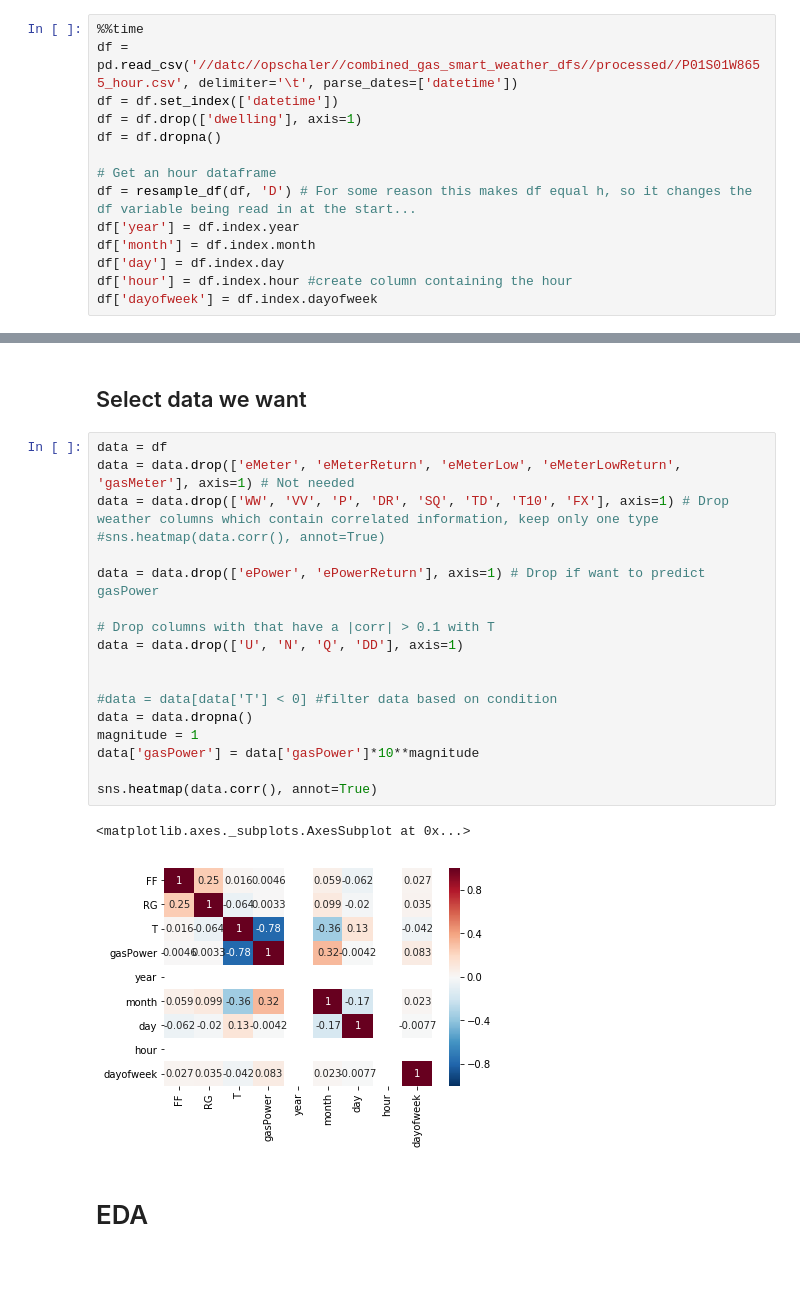
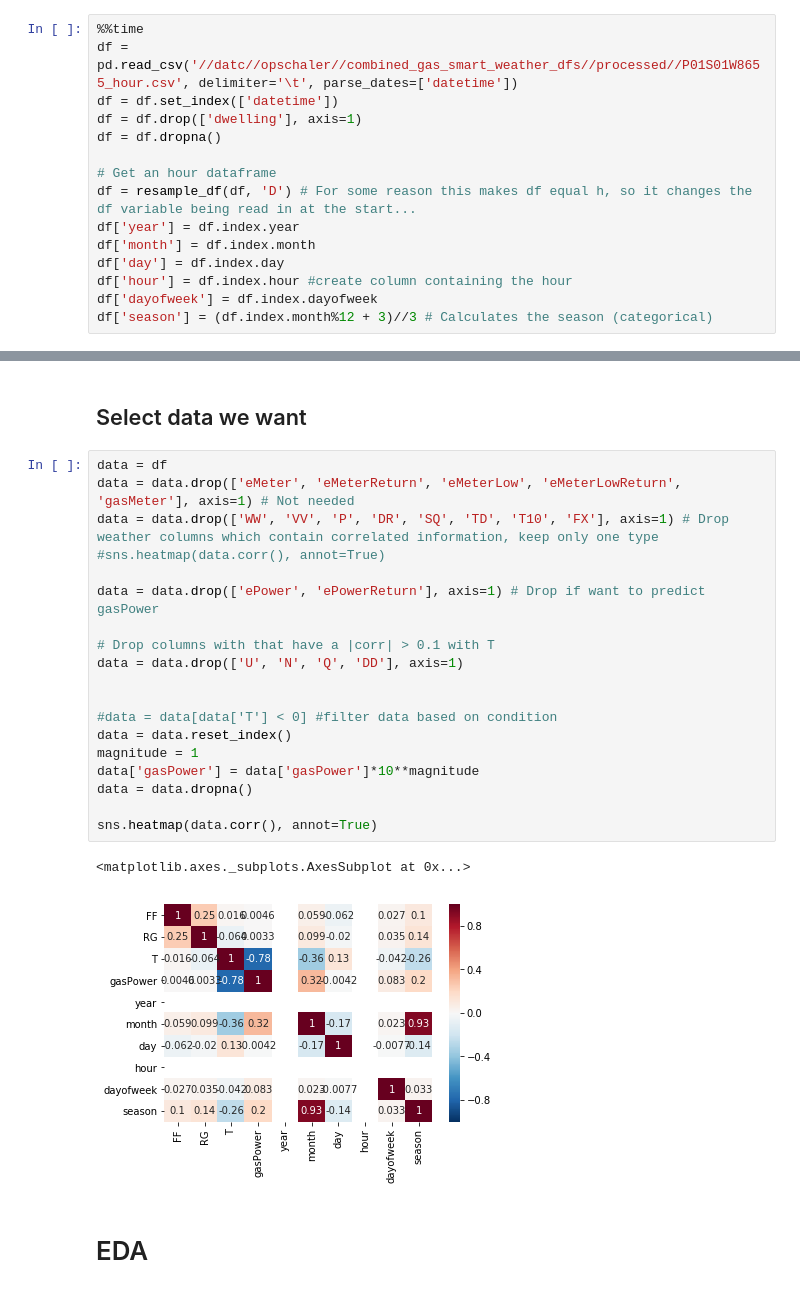
Before and after one commit to deKeijzer/KB-74-OPSCHALER, a Jupyter notebook: Personal_folders/Brian/Keras/8655 gasPower higher resolution.ipynb, the cells around one changed output, grey strips where cells are left out. Cells and saved outputs as stored; diff of their text form.

Commit message:
Plots changed and custom keras metrics created

```diff
--- a/Personal_folders/Brian/Keras/8655 gasPower higher resolution.ipynb
+++ b/Personal_folders/Brian/Keras/8655 gasPower higher resolution.ipynb
@@ -137,4 +137,5 @@ df['month'] = df.index.month
 df['day'] = df.index.day
 df['hour'] = df.index.hour #create column containing the hour
 df['dayofweek'] = df.index.dayofweek
+df['season'] = (df.index.month%12 + 3)//3 # Calculates the season (categorical)
 # %% [output]
@@ -164,24 +165,25 @@ Saving heatmap
 # %%
 data = df
 data = data.drop(['eMeter', 'eMeterReturn', 'eMeterLow', 'eMeterLowReturn', 'gasMeter'], axis=1) # Not needed
 data = data.drop(['WW', 'VV', 'P', 'DR', 'SQ', 'TD', 'T10', 'FX'], axis=1) # Drop weather columns which contain correlated information, keep only one type
 #sns.heatmap(data.corr(), annot=True)
 
 data = data.drop(['ePower', 'ePowerReturn'], axis=1) # Drop if want to predict gasPower
 
 # Drop columns with that have a |corr| > 0.1 with T
 data = data.drop(['U', 'N', 'Q', 'DD'], axis=1)
 
 
 #data = data[data['T'] < 0] #filter data based on condition
-data = data.dropna()
+data = data.reset_index()
 magnitude = 1
 data['gasPower'] = data['gasPower']*10**magnitude
+data = data.dropna()
 
 sns.heatmap(data.corr(), annot=True)
 # %% [output]
 <matplotlib.axes._subplots.AxesSubplot at 0x...>
-[figure, old version]
+[figure, new version]
 # %% [markdown]
 # EDA
 # %%
```
Also changed, not shown: parts of 11 cells of this notebook, 6 other files.
